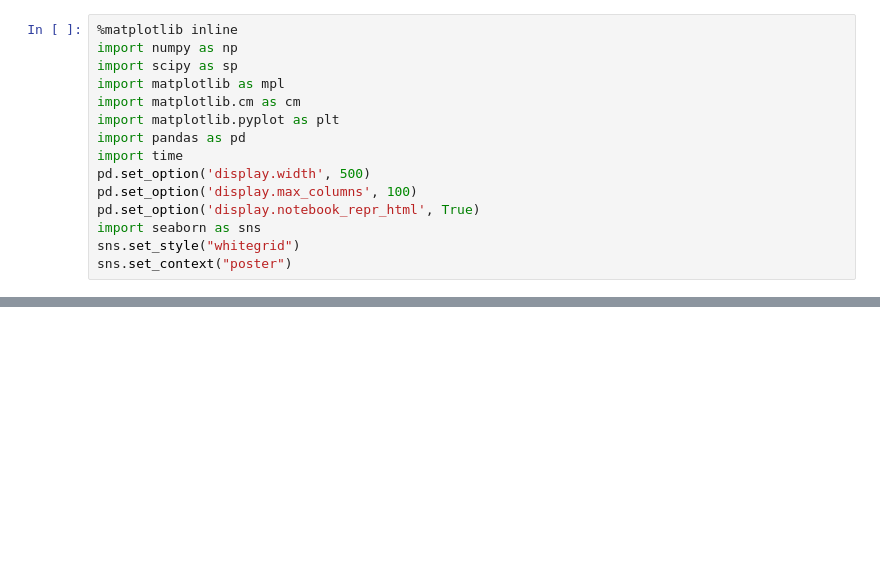
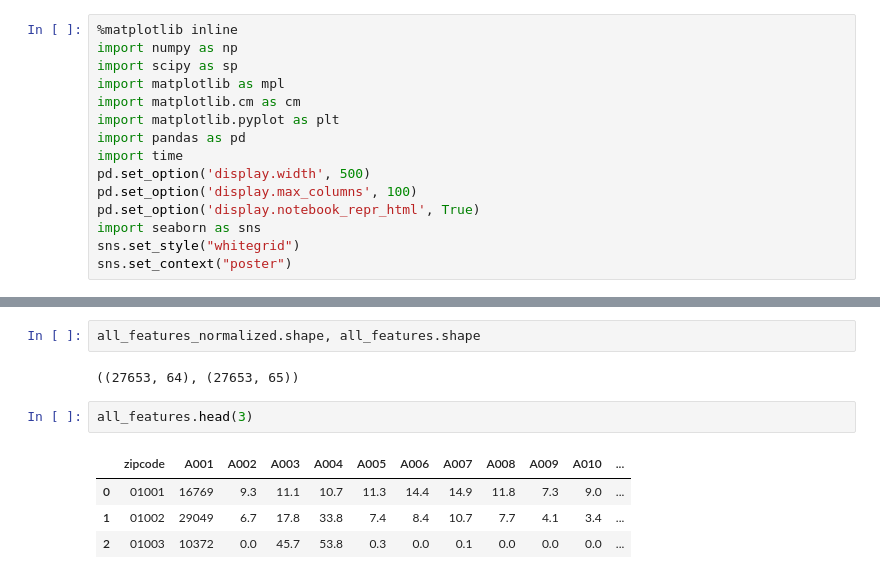
Before and after one commit to austinwu0/cs109-final-project, a Jupyter notebook: normalize_transform_features.ipynb, the cells around one changed output, grey strips where cells are left out. Cells and saved outputs as stored; diff of their text form; blank space fills up the shorter version.

```diff
--- a/normalize_transform_features.ipynb
+++ b/normalize_transform_features.ipynb
@@ -20,0 +85,11 @@ bus_patterns = pd.read_pickle('data/business_patterns.pkl')
+# %%
+all_features_normalized.shape, all_features.shape
+# %% [output]
+((27653, 64), (27653, 65))
+# %%
+all_features.head(3)
+# %% [output]
+|  | zipcode | A001 | A002 | A003 | A004 | A005 | A006 | A007 | A008 | A009 | A010 | ... |
+| 0 | 01001 | 16769 | 9.3 | 11.1 | 10.7 | 11.3 | 14.4 | 14.9 | 11.8 | 7.3 | 9.0 | ... |
+| 1 | 01002 | 29049 | 6.7 | 17.8 | 33.8 | 7.4 | 8.4 | 10.7 | 7.7 | 4.1 | 3.4 | ... |
+| 2 | 01003 | 10372 | 0.0 | 45.7 | 53.8 | 0.3 | 0.0 | 0.1 | 0.0 | 0.0 | 0.0 | ... |
```
Also changed, not shown: parts of 16 cells of this notebook, 1 other file.
